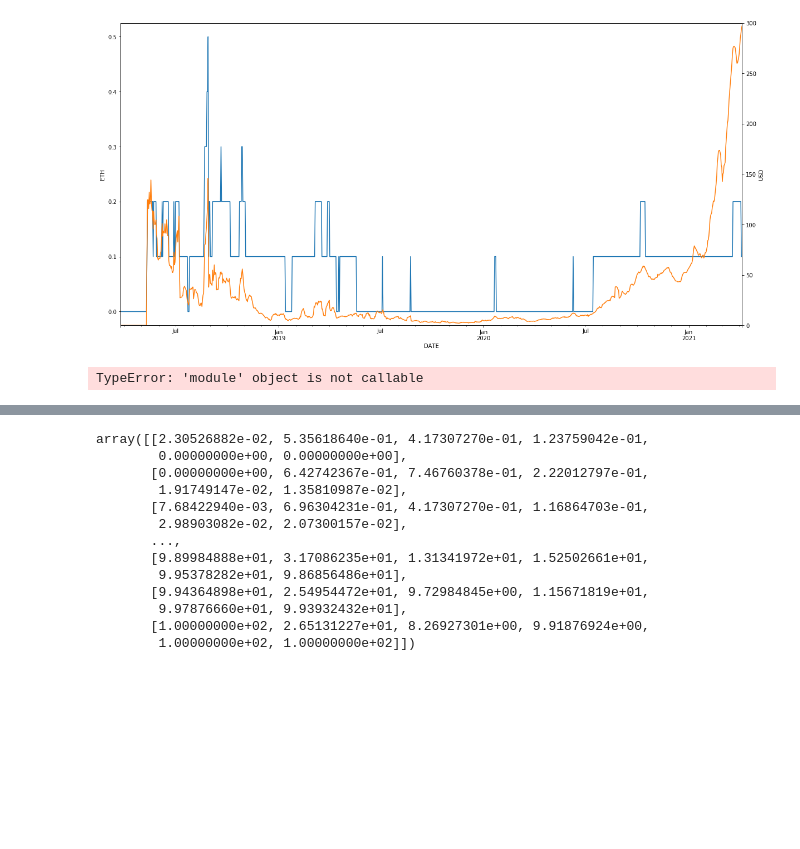
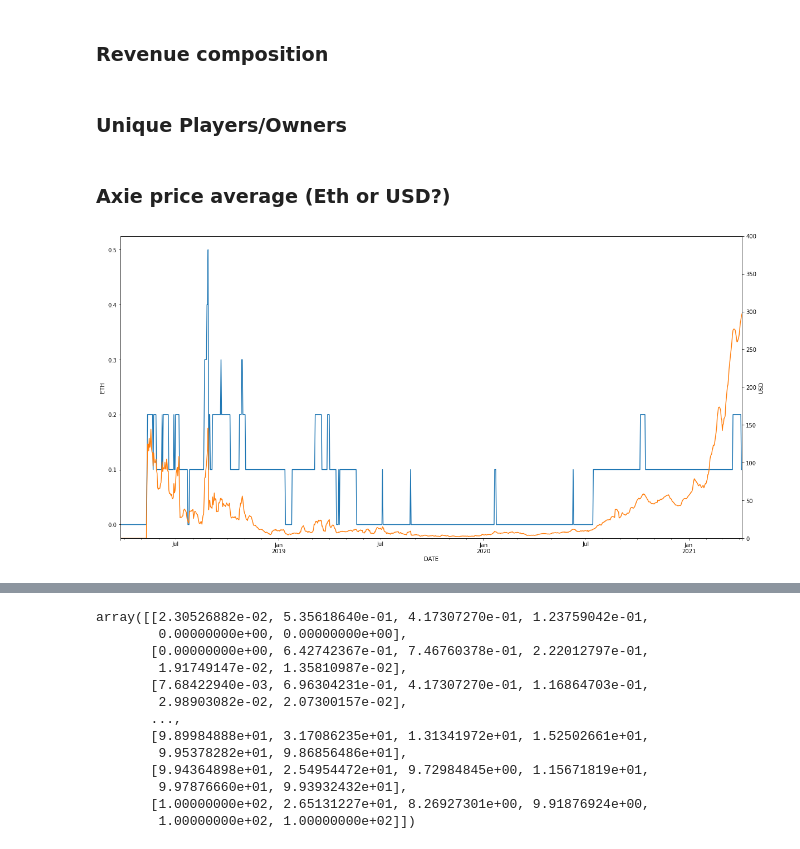
Before and after one commit to Hash3rown/nfty_tree.io, a Jupyter notebook: sandbox/Tas_axie_data.ipynb, the cells around one changed output, grey strips where cells are left out. Cells and saved outputs as stored; diff of their text form; code cells hidden in the pictures; blank space fills up the shorter version.

```diff
--- a/sandbox/Tas_axie_data.ipynb
+++ b/sandbox/Tas_axie_data.ipynb
@@ -82,5 +46,9 @@ total_volume_df.tail()
 # %%
 #Average price for one Axie
-axieAverage_df = pd.read_csv("../Resources/Axie_csv/axieAverage.csv", delimiter = ';', index_col = 'Date Parsed', parse_dates=True).round(1)
-axieAverage_df = axieAverage_df.drop(["Meo", "Meo USD", "Meo2", "Meo2 USD", "Date Raw", "Mystic4", "Mystic4 USD"], axis = 1)
-axieAverage_df.tail()
+axieAverage_df = pd.read_csv(
+    "../Resources/Axie_csv/axieAverage.csv", delimiter = ';', index_col = 'Date Parsed', parse_dates=True
+    ).round(1)
+
+axieAverage_df = axieAverage_df.drop(
+    ["Meo", "Meo USD", "Meo2", "Meo2 USD", "Date Raw", "Mystic4", "Mystic4 USD"], axis = 1
+    )
@@ -145,0 +99,2 @@ fig_AXS.show()
+# %% [markdown]
+### Revenue composition
@@ -145,0 +109,2 @@ fig_AXS.show()
+# %% [markdown]
+### Unique Players/Owners
@@ -146,14 +119,17 @@ fig_AXS.show()
+# %% [markdown]
+### Axie price average (Eth or USD?)
 # %%
-#Average axie price in ETH and USD - shows that the price is consistant in ETH but tends to ignore the USD value
+#Visualize Average axie price in ETH and USD - shows that the price is consistant in ETH but tends to ignore the USD value
+
 
 ax = axieAverage_df['Normal'].plot(figsize=[20,10])
 ax2 = axieAverage_df['Normal USD'].plot(secondary_y=True, figsize=[20,10])
-ax2.set_ylim(0, 300)
+ax2.set_ylim(0, 400)
 ax2.set_ylabel("USD")
 ax.set_ylabel("ETH")
 ax.set_xlabel("DATE")
 
 ax_av_fig = ax.get_figure()
 ax_av_fig.savefig('AxieAverage price.png')
 # %% [output]
-[figure, old version]
+[figure, new version]
@@ -193,4 +135,0 @@ fig.show()
-# %%
-fig7 = go.scatter(axieAverage_df)
-# %% [output]
-TypeError: 'module' object is not callable
```
Also changed, not shown: parts of 41 cells of this notebook, 7 other files.
